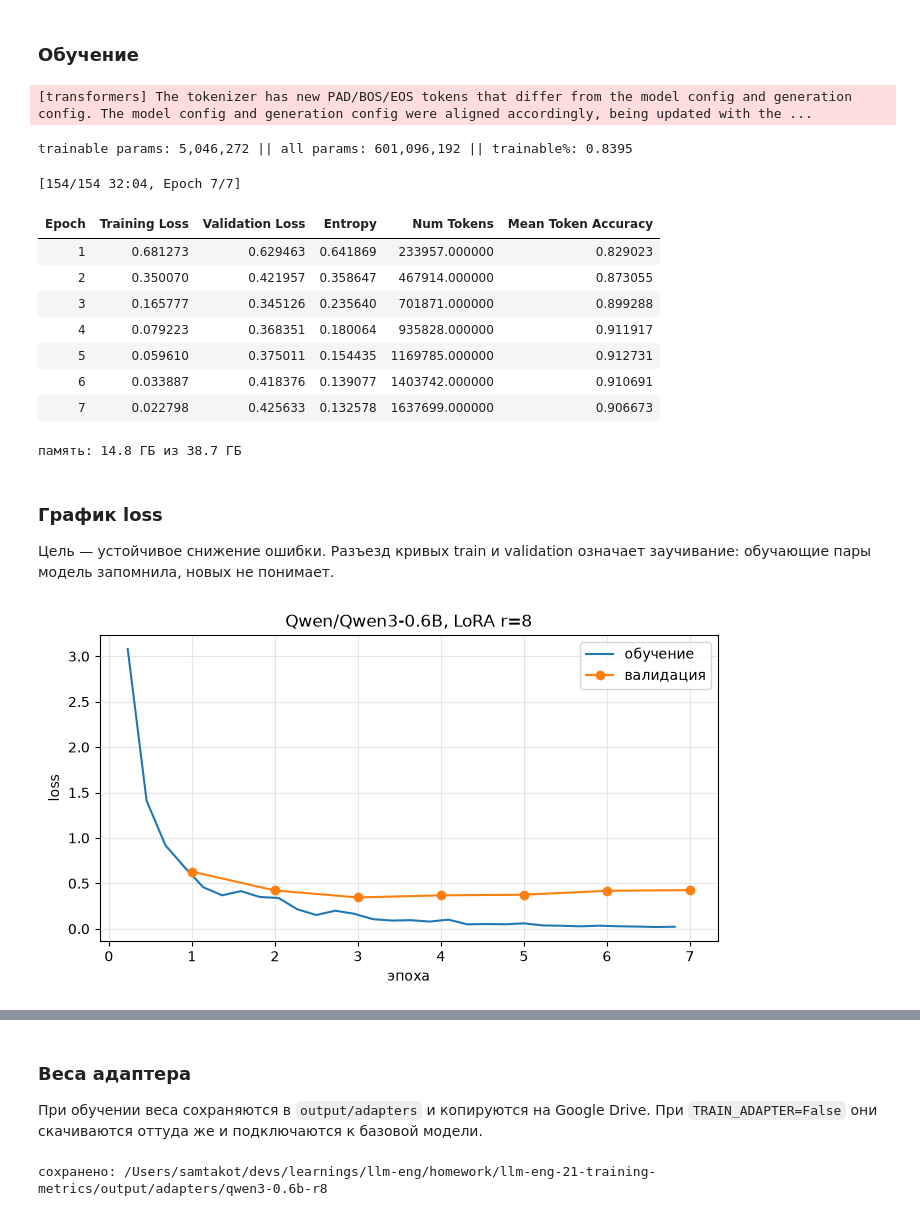
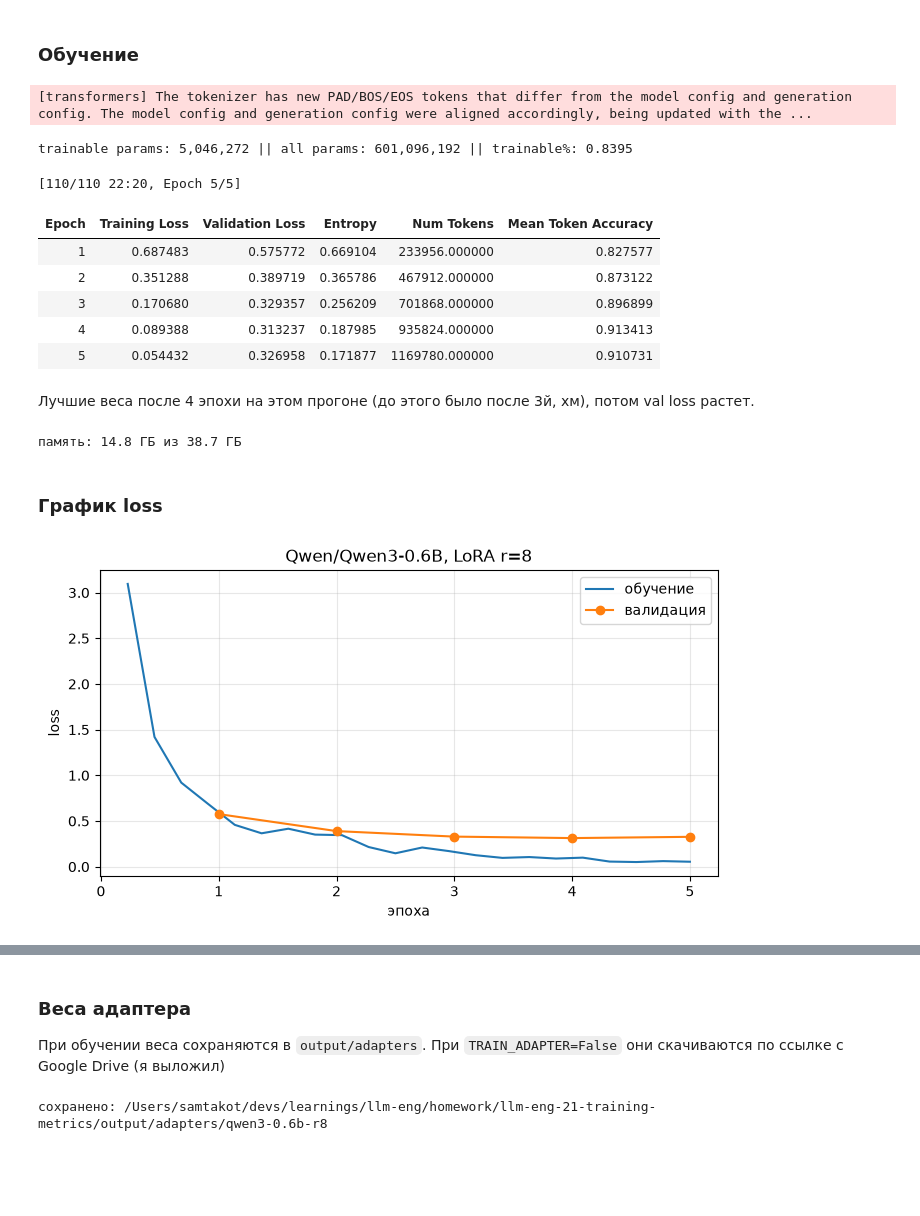
Before and after one commit to samtakoy/llm-engineer-ecql-and-metrcis, a Jupyter notebook: notebook/ecql_lora.ipynb, the cells around one changed output, grey strips where cells are left out. Saved outputs shown, nothing was run; the diff lists cells and outputs as text; code cells hidden in the pictures; blank space fills up the shorter version.

Commit message:
обучение на 4 ранге и отчет

```diff
--- a/notebook/ecql_lora.ipynb
+++ b/notebook/ecql_lora.ipynb
@@ -816,29 +917,25 @@ print(f"эффективный батч {BATCH_SIZE} × {training_config.gradien
 # %%
 if TRAIN_ADAPTER:
-    trainer = SFTTrainer(
-        model=model,
-        args=training_config,
-        train_dataset=train_dataset,
-        eval_dataset=val_dataset,
-        peft_config=lora_config,
-        processing_class=tokenizer,
+    adapter_model, history = train_adapter(
+        model = model,
+        tokenizer = tokenizer,
+        train_dataset = train_dataset,
+        val_dataset = val_dataset,
+        lora_config = lora_config,
+        training_config = training_config,
     )
-    trainer.model.print_trainable_parameters()
-    trainer.train()
-    adapter_model = trainer.model
-    adapter_model.eval()
 # %% [output]
 [transformers] The tokenizer has new PAD/BOS/EOS tokens that differ from the model config and generation config. The model config and generation config were aligned accordingly, being updated with the ...
 trainable params: 5,046,272 || all params: 601,096,192 || trainable%: 0.8395
-[154/154 32:04, Epoch 7/7]
+[110/110 22:20, Epoch 5/5]
 | Epoch | Training Loss | Validation Loss | Entropy | Num Tokens | Mean Token Accuracy |
-| 1 | 0.681273 | 0.629463 | 0.641869 | 233957.000000 | 0.829023 |
-| 2 | 0.350070 | 0.421957 | 0.358647 | 467914.000000 | 0.873055 |
-| 3 | 0.165777 | 0.345126 | 0.235640 | 701871.000000 | 0.899288 |
-| 4 | 0.079223 | 0.368351 | 0.180064 | 935828.000000 | 0.911917 |
-| 5 | 0.059610 | 0.375011 | 0.154435 | 1169785.000000 | 0.912731 |
-| 6 | 0.033887 | 0.418376 | 0.139077 | 1403742.000000 | 0.910691 |
-| 7 | 0.022798 | 0.425633 | 0.132578 | 1637699.000000 | 0.906673 |
+| 1 | 0.687483 | 0.575772 | 0.669104 | 233956.000000 | 0.827577 |
+| 2 | 0.351288 | 0.389719 | 0.365786 | 467912.000000 | 0.873122 |
+| 3 | 0.170680 | 0.329357 | 0.256209 | 701868.000000 | 0.896899 |
+| 4 | 0.089388 | 0.313237 | 0.187985 | 935824.000000 | 0.913413 |
+| 5 | 0.054432 | 0.326958 | 0.171877 | 1169780.000000 | 0.910731 |
+# %% [markdown]
+Лучшие веса после 4 эпохи на этом прогоне (до этого было после 3й, хм), потом val loss растет.
 # %%
 # Сколько памяти понадобилось при этих параметрах. Пик на MPS не считается,
 # берётся память после обучения: кеш аллокатора к этому моменту уже вырос
@@ -852,5 +949,3 @@ elif DEVICE == "cuda":
 память: 14.8 ГБ из 38.7 ГБ
 # %% [markdown]
 ### График loss
-
-Цель — устойчивое снижение ошибки. Разъезд кривых train и validation означает заучивание: обучающие пары модель запомнила, новых не понимает.
@@ -857,28 +989,10 @@ elif DEVICE == "cuda":
 # %%
-import matplotlib.pyplot as plt
-
 if TRAIN_ADAPTER:
-    history = trainer.state.log_history
-    (TRAINING_DIR / "history.json").write_text(
-        json.dumps(history, ensure_ascii=False, indent=1), encoding="utf-8"
+    plot_loss(
+        history = history,
+        rank = LORA_RANK,
+        model_name = MODEL_NAME,
+        training_dir = TRAINING_DIR,
     )
-
-    train_points = [(row["epoch"], row["loss"]) for row in history if "loss" in row]
-    val_points = [(row["epoch"], row["eval_loss"]) for row in history if "eval_loss" in row]
-
-    figure, axes = plt.subplots(figsize=(7, 4))
-    axes.plot(*zip(*train_points), label="обучение")
-    axes.plot(*zip(*val_points), marker="o", label="валидация")
-    axes.set_xlabel("эпоха")
-    axes.set_ylabel("loss")
-    axes.set_title(f"{MODEL_NAME}, LoRA r={LORA_RANK}")
-    axes.legend()
-    axes.grid(alpha=0.3)
-    figure.tight_layout()
-    figure.savefig(TRAINING_DIR / "loss.png", dpi=150)
-    plt.show()
-
-    print("последний train loss:", train_points[-1][1])
-    print("последний val loss:  ", val_points[-1][1])
 # %% [output]
-[figure, old version]
+[figure, new version]
@@ -887,4 +1001,4 @@ if TRAIN_ADAPTER:
 # %% [markdown]
 ### Веса адаптера
 
-При обучении веса сохраняются в `output/adapters` и копируются на Google Drive. При `TRAIN_ADAPTER=False` они скачиваются оттуда же и подключаются к базовой модели.
+При обучении веса сохраняются в `output/adapters`. При `TRAIN_ADAPTER=False` они скачиваются по ссылке с Google Drive (я выложил)
```
Also changed, not shown: parts of 61 cells of this notebook, 13 other files.
